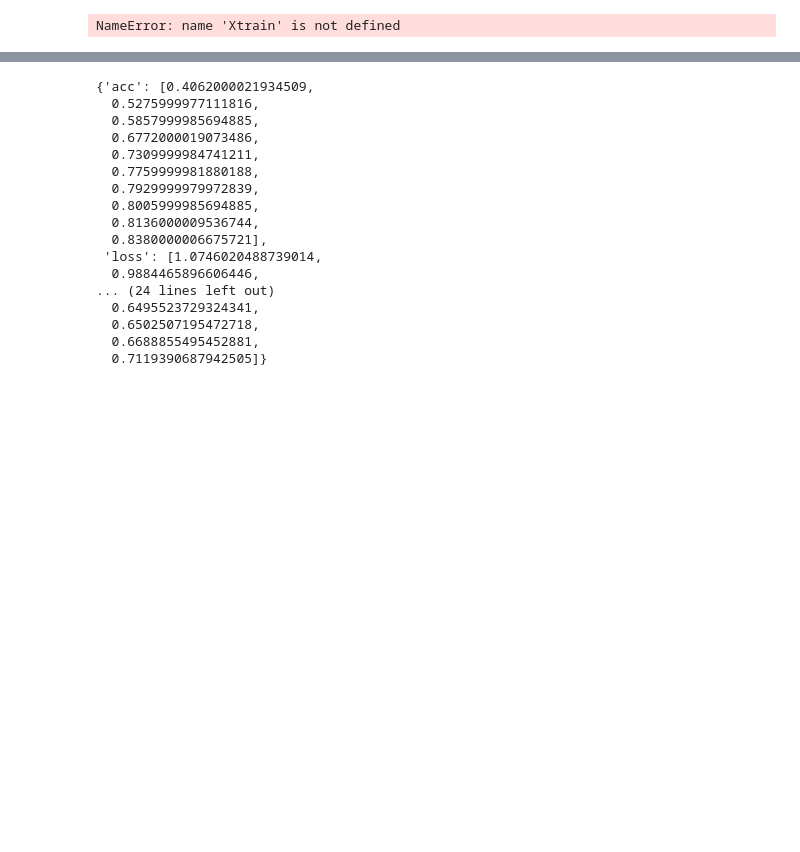
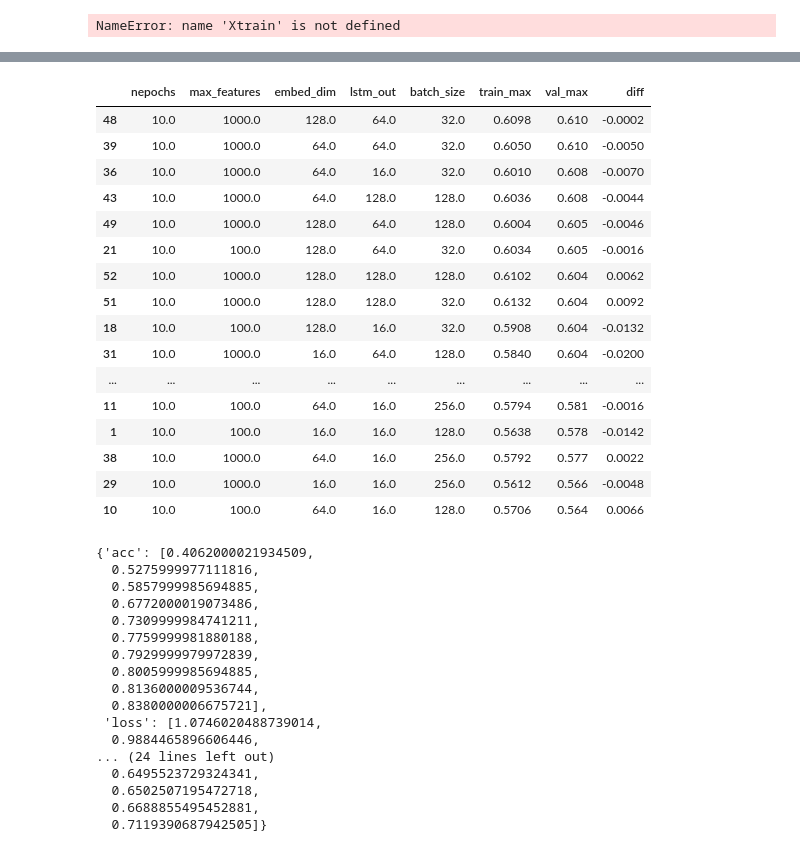
Before and after one commit to robertahunt/Twitter-Airline-Sentiment-Analysis, a Jupyter notebook: playground/Simple LSTM .ipynb, the cells around one changed output, grey strips where cells are left out. Saved outputs shown, nothing was run; the diff lists cells and outputs as text; code cells hidden in the pictures; blank space fills up the shorter version.

```diff
--- a/playground/Simple LSTM .ipynb
+++ b/playground/Simple LSTM .ipynb
@@ -35,0 +38,26 @@ NameError: name 'Xtrain' is not defined
+# %%
+max_features = 1000
+embed_dim = 128
+lstm_out = 100
+batch_size = 512
+nepochs=7
+# %%
+word_tokenizer = Tokenizer(num_words=max_features, char_level=False)
+word_tokenizer.fit_on_texts(train['text'].values.tolist() + val['text'].values.tolist() + test['text'].values.tolist())
+
+X = word_tokenizer.texts_to_sequences(train['text'].values.tolist() + val['text'].values.tolist() + test['text'].values.tolist())
+X = pad_sequences(X)
+Xtrain = X[:len(train)]
+Xval = X[len(train):len(train)+len(val)]
+Xtest = X[len(train)+len(val):]
+
+model = Sequential()
+model.add(Embedding(max_features, embed_dim,input_length = Xtrain.shape[1]))
+model.add(LSTM(lstm_out, dropout=0.2, recurrent_dropout=0.2))
+model.add(Dense(3,activation='softmax'))
+model.compile(loss = 'categorical_crossentropy', optimizer='adam',metrics = ['accuracy'])
+#print(model.summary())
+# %%
+history = model.fit(Xtrain, ytrain, epochs = nepochs, batch_size=batch_size, validation_data=(Xval, yval))
+res += [[nepochs,max_features,embed_dim,lstm_out,batch_size] + history.history['acc'] + history.history['val_acc']]
+models += [model]
@@ -109,0 +157,26 @@ array([[0., 0., 1.],
+# %%
+df = pd.DataFrame(np.array(res)[:,:5],columns = ['nepochs','max_features','embed_dim','lstm_out','batch_size'])
+tr_acc = pd.DataFrame(np.array(res)[:,5:15])
+va_acc = pd.DataFrame(np.array(res)[:,15:25])
+df['train_max'] = tr_acc.max(axis=1)
+df['val_max'] = va_acc.max(axis=1)
+df['diff'] = df['train_max'] - df['val_max']
+df[(df['lstm_out']!=3)].sort_values('val_max',ascending=False)
+# %% [output]
+|  | nepochs | max_features | embed_dim | lstm_out | batch_size | train_max | val_max | diff |
+| 48 | 10.0 | 1000.0 | 128.0 | 64.0 | 32.0 | 0.6098 | 0.610 | -0.0002 |
+| 39 | 10.0 | 1000.0 | 64.0 | 64.0 | 32.0 | 0.6050 | 0.610 | -0.0050 |
+| 36 | 10.0 | 1000.0 | 64.0 | 16.0 | 32.0 | 0.6010 | 0.608 | -0.0070 |
+| 43 | 10.0 | 1000.0 | 64.0 | 128.0 | 128.0 | 0.6036 | 0.608 | -0.0044 |
+| 49 | 10.0 | 1000.0 | 128.0 | 64.0 | 128.0 | 0.6004 | 0.605 | -0.0046 |
+| 21 | 10.0 | 100.0 | 128.0 | 64.0 | 32.0 | 0.6034 | 0.605 | -0.0016 |
+| 52 | 10.0 | 1000.0 | 128.0 | 128.0 | 128.0 | 0.6102 | 0.604 | 0.0062 |
+| 51 | 10.0 | 1000.0 | 128.0 | 128.0 | 32.0 | 0.6132 | 0.604 | 0.0092 |
+| 18 | 10.0 | 100.0 | 128.0 | 16.0 | 32.0 | 0.5908 | 0.604 | -0.0132 |
+| 31 | 10.0 | 1000.0 | 16.0 | 64.0 | 128.0 | 0.5840 | 0.604 | -0.0200 |
+| ... | ... | ... | ... | ... | ... | ... | ... | ... |
+| 11 | 10.0 | 100.0 | 64.0 | 16.0 | 256.0 | 0.5794 | 0.581 | -0.0016 |
+| 1 | 10.0 | 100.0 | 16.0 | 16.0 | 128.0 | 0.5638 | 0.578 | -0.0142 |
+| 38 | 10.0 | 1000.0 | 64.0 | 16.0 | 256.0 | 0.5792 | 0.577 | 0.0022 |
+| 29 | 10.0 | 1000.0 | 16.0 | 16.0 | 256.0 | 0.5612 | 0.566 | -0.0048 |
+| 10 | 10.0 | 100.0 | 64.0 | 16.0 | 128.0 | 0.5706 | 0.564 | 0.0066 |
```
Also changed, not shown: parts of 10 cells of this notebook, 4 other files.
